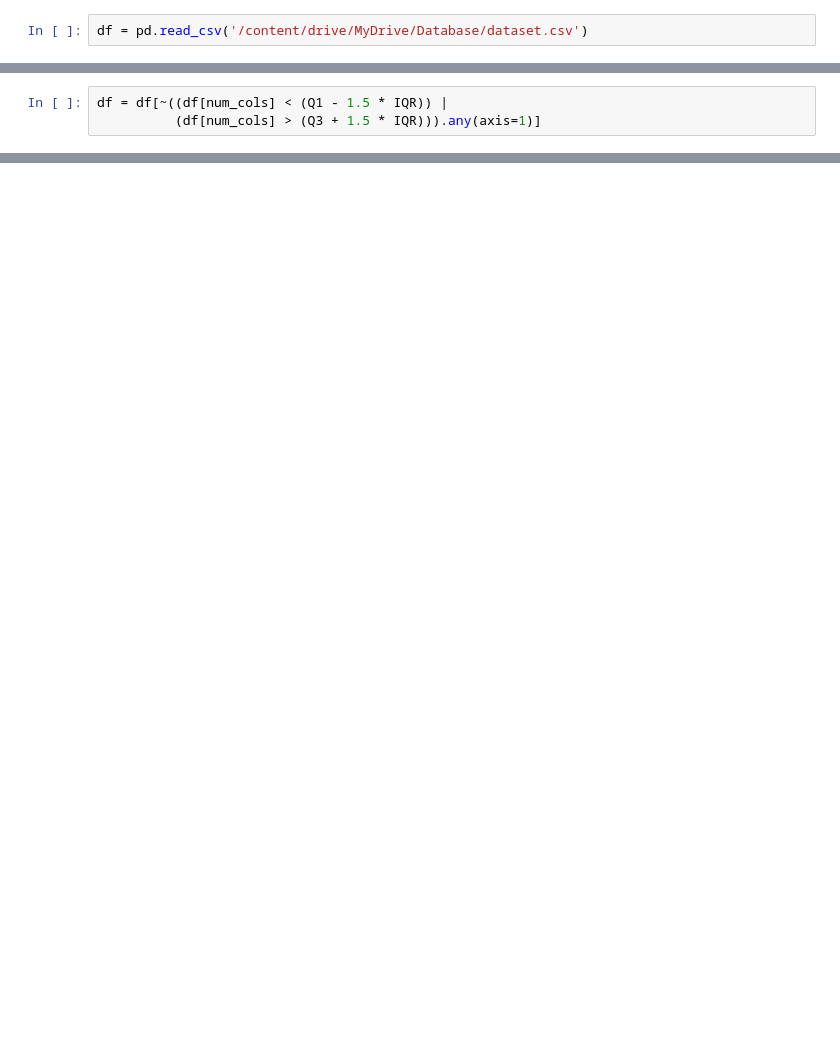
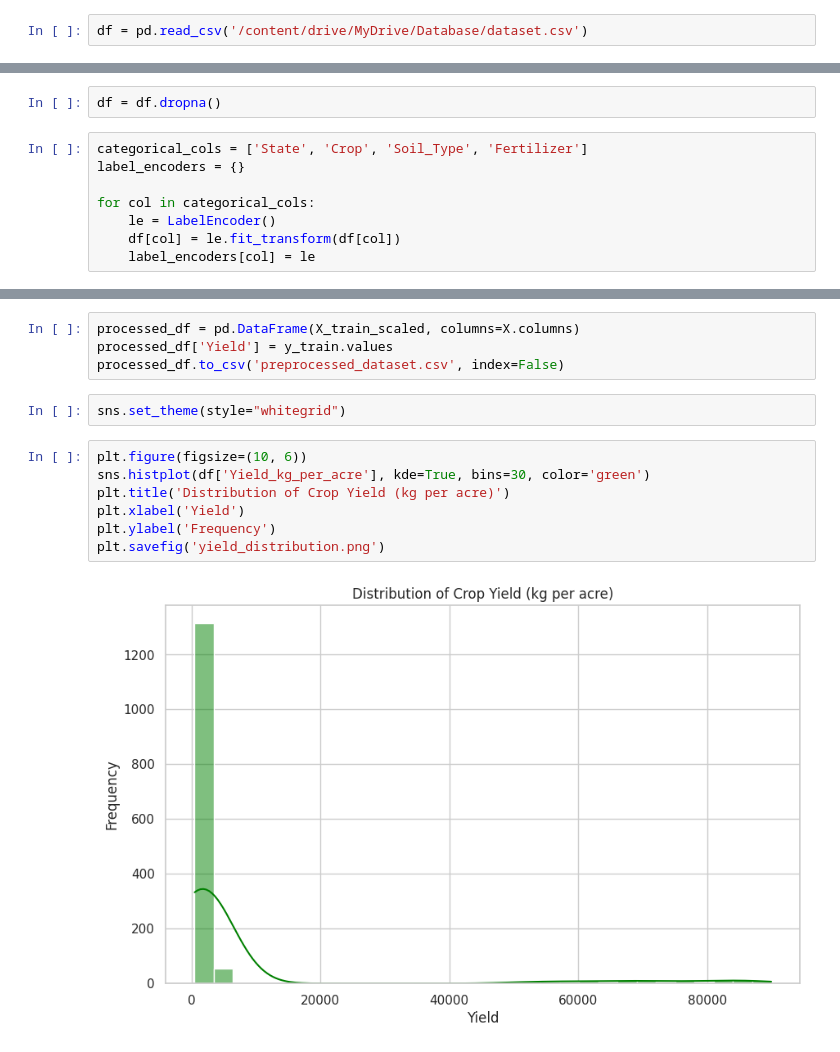
Before and after one commit to springboardmentor1/agritield-predictor, a Jupyter notebook: Agriyield.ipynb, the cells around one changed output, grey strips where cells are left out. Saved outputs shown, nothing was run; the diff lists cells and outputs as text; blank space fills up the shorter version.

```diff
--- a/Agriyield.ipynb
+++ b/Agriyield.ipynb
@@ -154,3 +13,0 @@ dtype: int64
-# %%
-df = df[~((df[num_cols] < (Q1 - 1.5 * IQR)) |
-          (df[num_cols] > (Q3 + 1.5 * IQR))).any(axis=1)]
@@ -263,0 +36,10 @@ XGBoost            403.634949  514.007083  0.570663
+# %%
+df = df.dropna()
+# %%
+categorical_cols = ['State', 'Crop', 'Soil_Type', 'Fertilizer']
+label_encoders = {}
+
+for col in categorical_cols:
+    le = LabelEncoder()
+    df[col] = le.fit_transform(df[col])
+    label_encoders[col] = le
@@ -263,0 +63,15 @@ XGBoost            403.634949  514.007083  0.570663
+# %%
+processed_df = pd.DataFrame(X_train_scaled, columns=X.columns)
+processed_df['Yield'] = y_train.values
+processed_df.to_csv('preprocessed_dataset.csv', index=False)
+# %%
+sns.set_theme(style="whitegrid")
+# %%
+plt.figure(figsize=(10, 6))
+sns.histplot(df['Yield_kg_per_acre'], kde=True, bins=30, color='green')
+plt.title('Distribution of Crop Yield (kg per acre)')
+plt.xlabel('Yield')
+plt.ylabel('Frequency')
+plt.savefig('yield_distribution.png')
+# %% [output]
+[figure, added]
```
Also changed, not shown: parts of 40 cells of this notebook.
